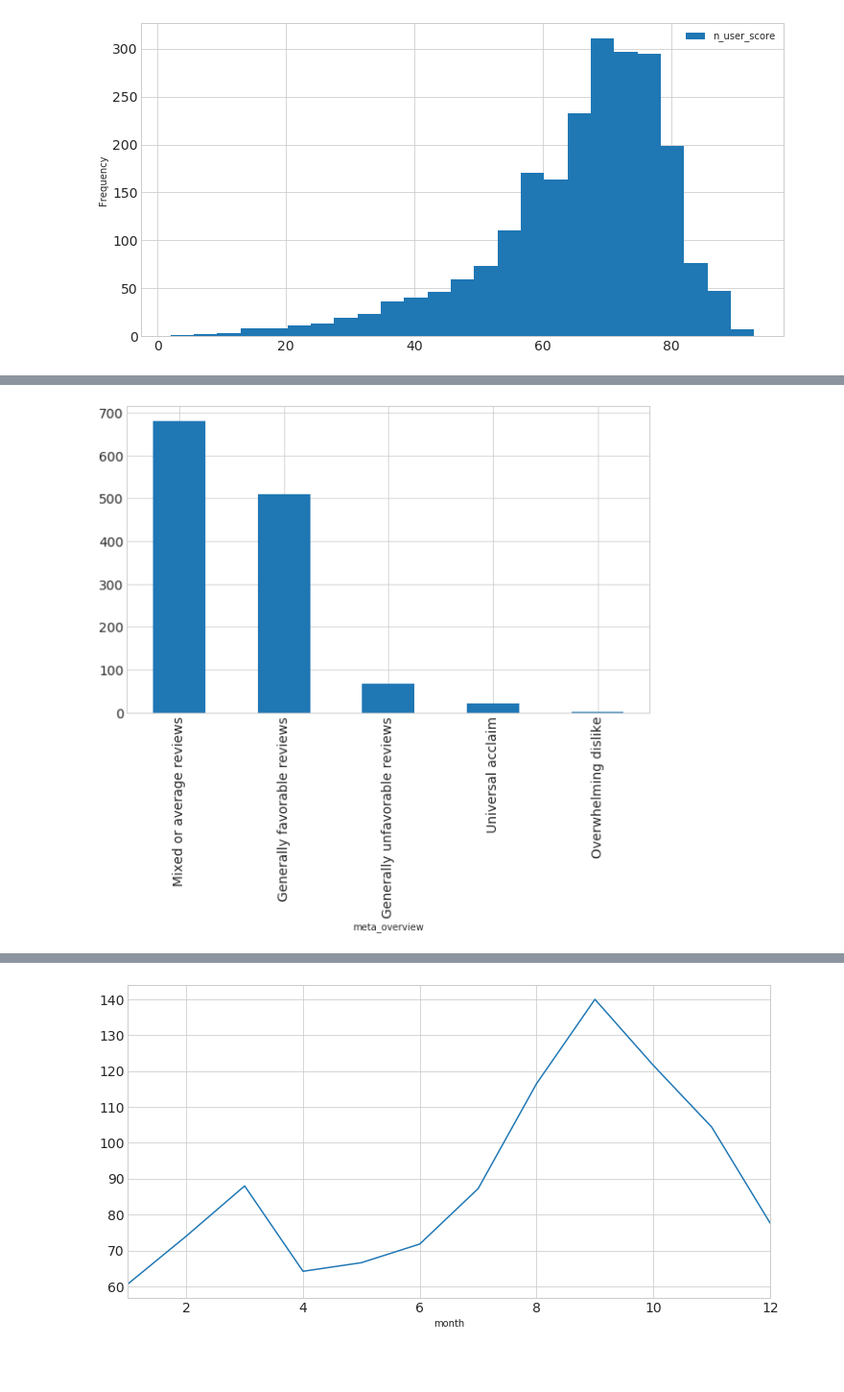
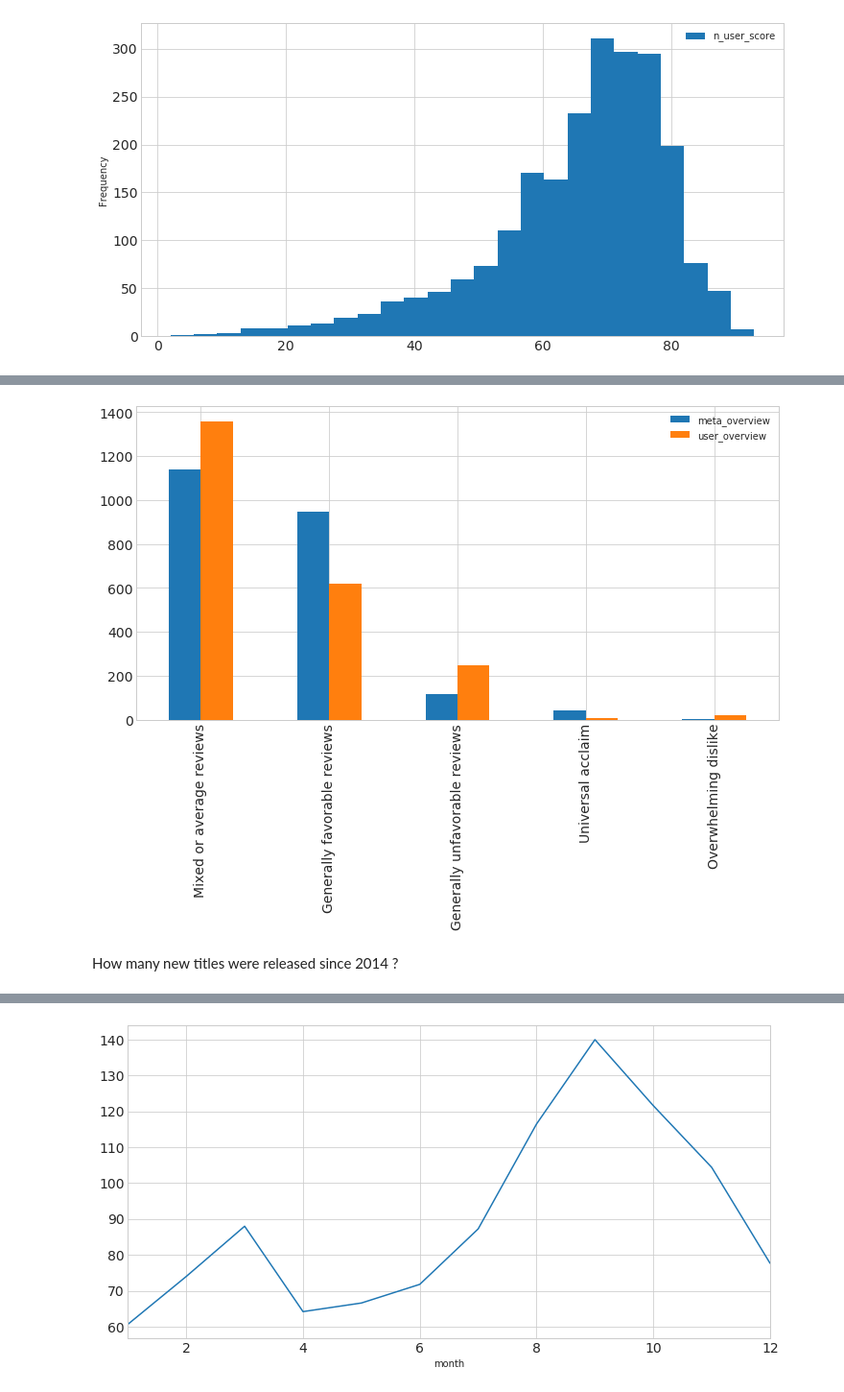
Before and after one commit to martinpella/metacritic, a Jupyter notebook: eda.ipynb, the cells around one changed output, grey strips where cells are left out. Shown at 96% size. Cells and saved outputs as stored; diff of their text form; code cells hidden in the pictures; blank space fills up the shorter version.

Commit message:
Added descriptions to plots

```diff
--- a/eda.ipynb
+++ b/eda.ipynb
@@ -60,5 +74,11 @@ ps4 = tmp.loc[tmp['platform'] == 'PlayStation 4']
 # %%
-ps4.groupby('meta_overview')['title'].count().sort_values(ascending=False).plot.bar(figsize=(10, 6));
+mo = tmp.groupby('meta_overview')['title'].count()
+mo.name = 'meta_overview'
+uo = tmp.groupby('user_overview')['title'].count()
+uo.name = 'user_overview'
+pd.concat([mo, uo], axis=1).sort_values('meta_overview', ascending=False).plot.bar(figsize=(12, 6));
 # %% [output]
-[figure, old version]
+[figure, new version]
+# %% [markdown]
+How many new titles were released since 2014 ?
 # %%
```
Also changed, not shown: parts of 70 cells of this notebook.
